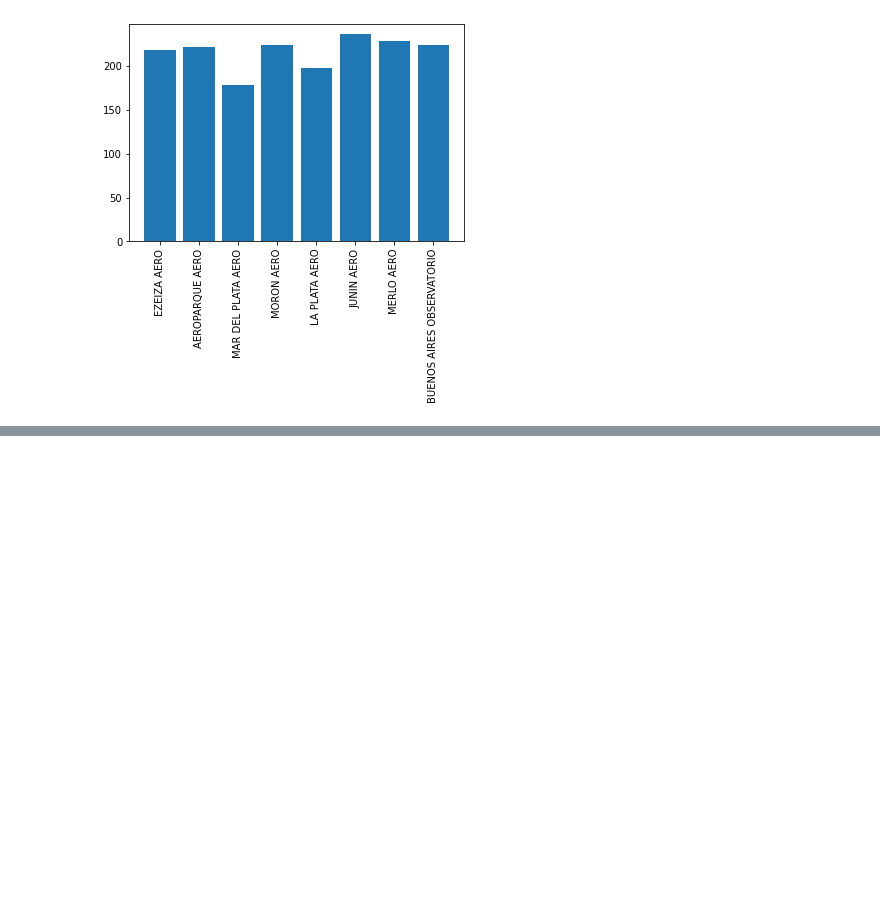
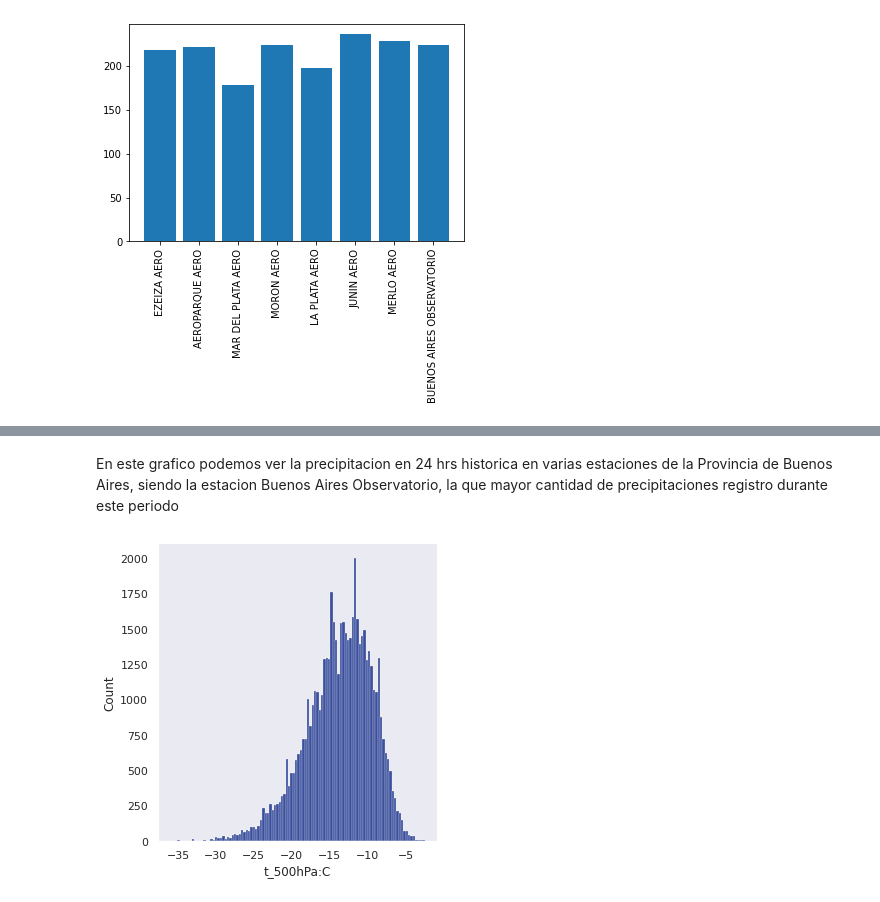
Before and after one commit to luisalfonso634/C2-G13-m, a Jupyter notebook: WeatherDataSet_2.ipynb, the cells around one changed output, grey strips where cells are left out. Saved outputs shown, nothing was run; the diff lists cells and outputs as text; code cells hidden in the pictures; blank space fills up the shorter version.

```diff
--- a/WeatherDataSet_2.ipynb
+++ b/WeatherDataSet_2.ipynb
@@ -387,0 +228,6 @@ plt.xticks(rotation=90)
+# %% [markdown]
+En este grafico podemos ver la precipitacion en 24 hrs historica en varias estaciones de la Provincia de Buenos Aires, siendo la estacion Buenos Aires Observatorio, la que mayor cantidad de precipitaciones registro durante este periodo
+# %%
+sns.displot(data=df['Nombre_Estacio'] , x= df['t_500hPa:C']);
+# %% [output]
+[figure, added]
```
Also changed, not shown: parts of 53 cells of this notebook.
